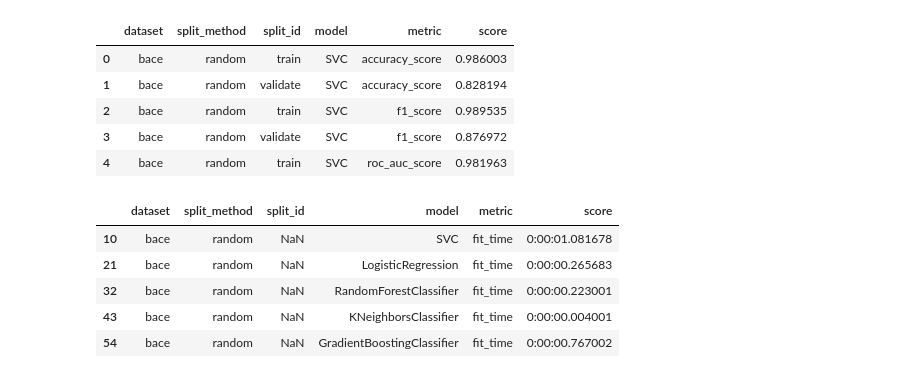
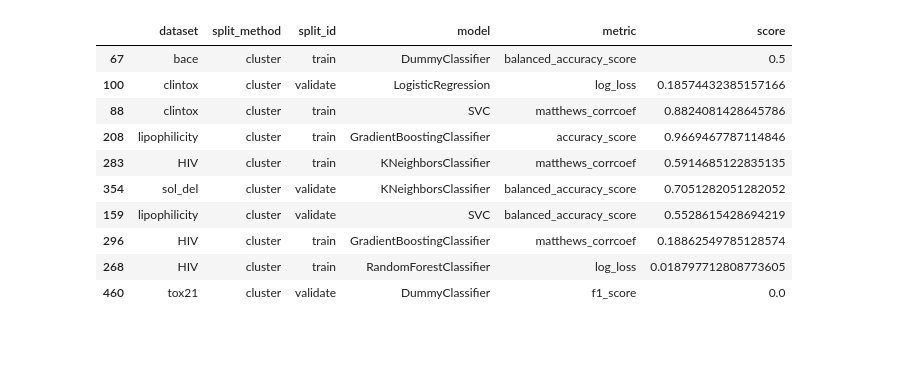
Before and after one commit to PJMichaels/Chemistry-Capstone, a Jupyter notebook: evaluation/eval_vis.ipynb, the cells around one changed output. Cells and saved outputs as stored; diff of their text form; code cells hidden in the pictures; blank space fills up the shorter version.

```diff
--- a/evaluation/eval_vis.ipynb
+++ b/evaluation/eval_vis.ipynb
@@ -16,18 +21,14 @@ df['score'] = df['score'].astype(float)
-# %%
-df.head()
-# %% [output]
-|  | dataset | split_method | split_id | model | metric | score |
-| 0 | bace | random | train | SVC | accuracy_score | 0.986003 |
-| 1 | bace | random | validate | SVC | accuracy_score | 0.828194 |
-| 2 | bace | random | train | SVC | f1_score | 0.989535 |
-| 3 | bace | random | validate | SVC | f1_score | 0.876972 |
-| 4 | bace | random | train | SVC | roc_auc_score | 0.981963 |
-# %%
-time_df.head()
-# %% [output]
-|  | dataset | split_method | split_id | model | metric | score |
-| 10 | bace | random | NaN | SVC | fit_time | 0:00:01.081678 |
-| 21 | bace | random | NaN | LogisticRegression | fit_time | 0:00:00.265683 |
-| 32 | bace | random | NaN | RandomForestClassifier | fit_time | 0:00:00.223001 |
-| 43 | bace | random | NaN | KNeighborsClassifier | fit_time | 0:00:00.004001 |
-| 54 | bace | random | NaN | GradientBoostingClassifier | fit_time | 0:00:00.767002 |
+# %%
+simple_df.sample(10)
+# %% [output]
+|  | dataset | split_method | split_id | model | metric | score |
+| 67 | bace | cluster | train | DummyClassifier | balanced_accuracy_score | 0.5 |
+| 100 | clintox | cluster | validate | LogisticRegression | log_loss | 0.18574432385157166 |
+| 88 | clintox | cluster | train | SVC | matthews_corrcoef | 0.8824081428645786 |
+| 208 | lipophilicity | cluster | train | GradientBoostingClassifier | accuracy_score | 0.9669467787114846 |
+| 283 | HIV | cluster | train | KNeighborsClassifier | matthews_corrcoef | 0.5914685122835135 |
+| 354 | sol_del | cluster | validate | KNeighborsClassifier | balanced_accuracy_score | 0.7051282051282052 |
+| 159 | lipophilicity | cluster | validate | SVC | balanced_accuracy_score | 0.5528615428694219 |
+| 296 | HIV | cluster | train | GradientBoostingClassifier | matthews_corrcoef | 0.18862549785128574 |
+| 268 | HIV | cluster | train | RandomForestClassifier | log_loss | 0.018797712808773605 |
+| 460 | tox21 | cluster | validate | DummyClassifier | f1_score | 0.0 |
```
Also changed, not shown: parts of 15 cells of this notebook, 22 other files.
